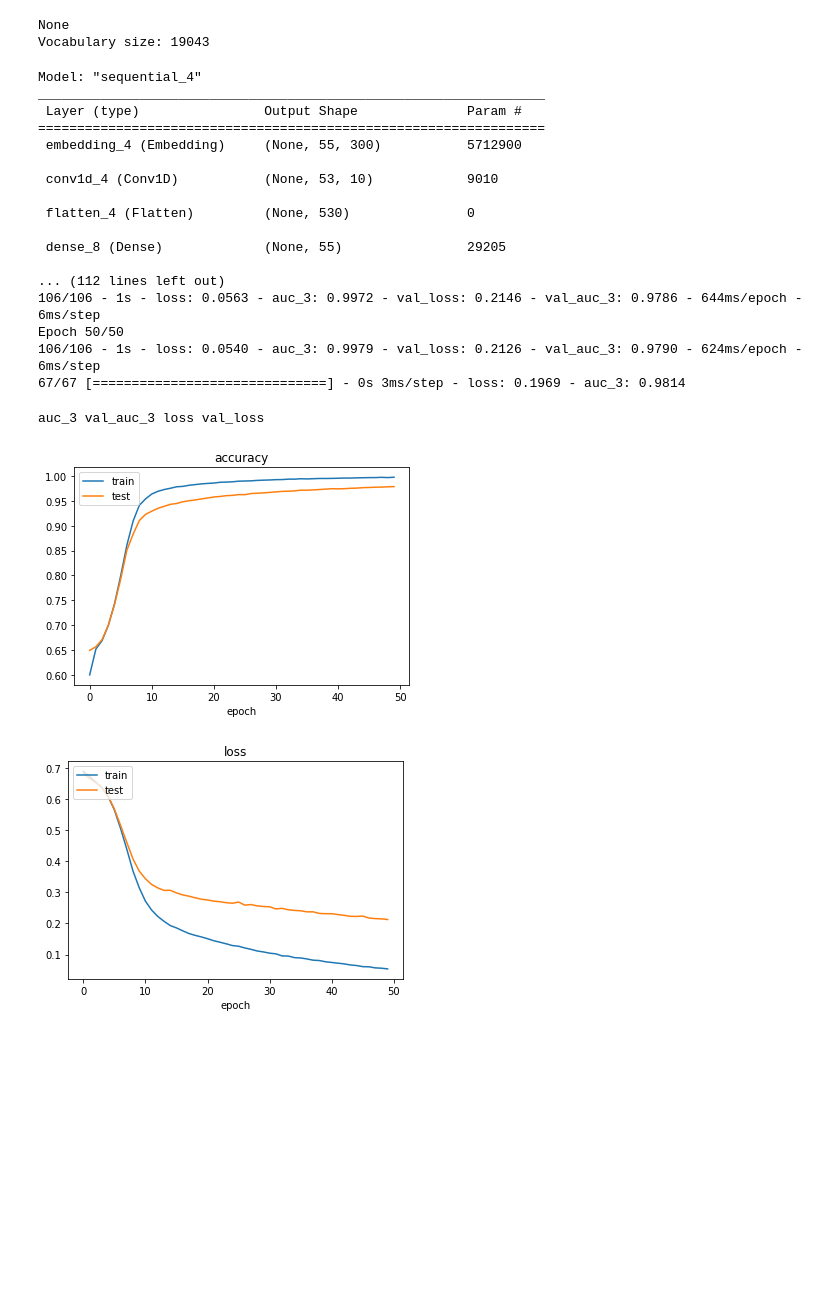
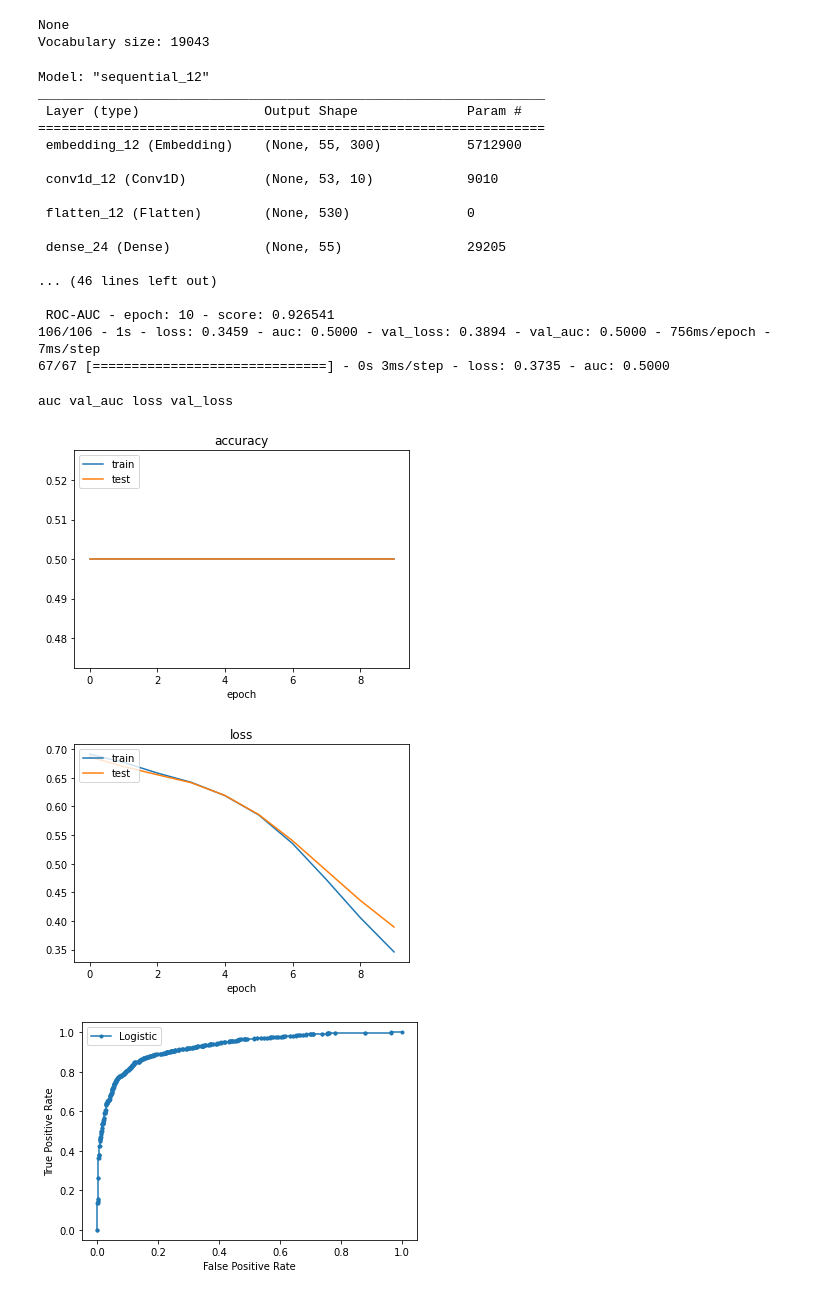
Before and after one commit to LuanPCunha/TCC, a Jupyter notebook: Treinamento_CNN.ipynb, the cells around one changed output. Drawn from its saved outputs; the diff is of its cells as text; code cells hidden in the pictures; blank space fills up the shorter version.

```diff
--- a/Treinamento_CNN.ipynb
+++ b/Treinamento_CNN.ipynb
@@ -93,12 +93,26 @@ class RocAucEvaluation(Callback):
 
         self.interval = interval
         self.X_val, self.y_val = validation_data
+        # self.score
+        # self.false_positive_rate
+        # self.true_positive_rate
 
     def on_epoch_end(self, epoch, logs={}):
         if epoch % self.interval == 0:
             y_pred = self.model.predict(self.X_val, verbose=0)
-            score = roc_auc_score(self.y_val, y_pred)
-            print("\n ROC-AUC - epoch: {:d} - score: {:.6f}".format(epoch+1, score))
+            self.score = roc_auc_score(self.y_val, y_pred)
+            self.false_positive_rate, self.true_positive_rate, _ = roc_curve(self.y_val, y_pred)
+            print("\n ROC-AUC - epoch: {:d} - score: {:.6f}".format(epoch+1, self.score))
+
+    def print_curve(self):
+        plt.plot(self.false_positive_rate, self.true_positive_rate, marker='.', label='Logistic')
+        # axis labels
+        plt.xlabel('False Positive Rate')
+        plt.ylabel('True Positive Rate')
+        # show the legend
+        plt.legend()
+        # show the plot
+        plt.show()
 # %% [markdown]
 # Carrega base
 # %%
@@ -151,7 +165,7 @@ Vocabulary size: 19043
 # %%
 # parametros:
 BATCH_SIZE = 64
-EPOCHS = 50
+EPOCHS = 10
 VAL_AND_TST_SIZE = 0.2
 LEARN_RATE = 0.0001
 # ******
@@ -162,7 +176,6 @@ EPSILON = 1e-07
 EMBEDDING_DIMENSION = 300
 MAX_TEXT_SIZE = max_text_length
 VOCAB_SIZE = text_vocab_size
-# ****
 # %%
 def optimize (learning_rate, beta_1, beta_2, epsilon):
 
@@ -205,46 +218,59 @@ def train_model(input_data, output_label, embedding_dimen, batch_size, epochs, v
     model = create_cnn(VOCAB_SIZE, EMBEDDING_DIMENSION, MAX_TEXT_SIZE)
     model.summary()
     # model.compile(loss=tf.keras.losses.SparseCategoricalCrossentropy(from_logits=False), optimizer=optimizer, metrics=['accuracy'])
-    model.compile(loss=tf.keras.losses.BinaryCrossentropy(), optimizer=optimizer, metrics=tf.keras.metrics.AUC(num_thresholds=2000))
+    model.compile(loss=tf.keras.losses.BinaryCrossentropy(), optimizer=optimizer, metrics= tf.keras.metrics.AUC(
+    num_thresholds=200,
+    curve="ROC",
+    summation_method="interpolation",
+    name=None,
+    dtype=None,
+    thresholds=None,
+    multi_label=False,
+    num_labels=None,
+    label_weights=None,
+    from_logits=False))
+    # model.compile(loss=tf.keras.losses.BinaryCrossentropy(), optimizer=optimizer, metrics=['accuracy'])
 
-    ra_val = RocAucEvaluation(validation_data=(x_test, y_test), interval = 20)
-    early_stop = EarlyStopping(monitor = "val_loss", mode = "min", patience = 2, restore_best_weights=True)
+    ra_val = RocAucEvaluation(validation_data=(x_test, y_test), interval = 1)
+    early_stop = EarlyStopping(monitor = "val_loss", mode = "min", patience = 5, restore_best_weights=True)
     csv_logger = CSVLogger('log.csv', append=False, separator=';')
 
     history = model.fit(x_train, y_train, batch_size=batch_size, epochs=epochs, validation_split = validation_and_test_size, verbose=2, use_multiprocessing=True,  callbacks = [ra_val,early_stop,csv_logger])
     scores = model.evaluate(x_test, y_test, verbose=1)
 
-    return history, model, x_test, y_test
+    return history, model, x_test, y_test, ra_val
 # %%
 # plot dos gráficos
-history, model1, x_test, y_test = train_model(input_data, output_label, EMBEDDING_DIMENSION, BATCH_SIZE, EPOCHS, VAL_AND_TST_SIZE)
+history, model1, x_test, y_test, ra_val = train_model(input_data, output_label, EMBEDDING_DIMENSION, BATCH_SIZE, EPOCHS, VAL_AND_TST_SIZE)
 # %% [output]
-Model: "sequential_4"
+Model: "sequential_12"
 _________________________________________________________________
  Layer (type)                Output Shape              Param #
 =================================================================
- embedding_4 (Embedding)     (None, 55, 300)           5712900
+ embedding_12 (Embedding)    (None, 55, 300)           5712900
 
- conv1d_4 (Conv1D)           (None, 53, 10)            9010
+ conv1d_12 (Conv1D)          (None, 53, 10)            9010
 
- flatten_4 (Flatten)         (None, 530)               0
+ flatten_12 (Flatten)        (None, 530)               0
 
- dense_8 (Dense)             (None, 55)                29205
+ dense_24 (Dense)            (None, 55)                29205
 
-... (112 lines left out)
-106/106 - 1s - loss: 0.0563 - auc_3: 0.9972 - val_loss: 0.2146 - val_auc_3: 0.9786 - 644ms/epoch - 6ms/step
-Epoch 50/50
-106/106 - 1s - loss: 0.0540 - auc_3: 0.9979 - val_loss: 0.2126 - val_auc_3: 0.9790 - 624ms/epoch - 6ms/step
-67/67 [==============================] - 0s 3ms/step - loss: 0.1969 - auc_3: 0.9814
+... (46 lines left out)
+
+ ROC-AUC - epoch: 10 - score: 0.926541
+106/106 - 1s - loss: 0.3459 - auc: 0.5000 - val_loss: 0.3894 - val_auc: 0.5000 - 756ms/epoch - 7ms/step
+67/67 [==============================] - 0s 3ms/step - loss: 0.3735 - auc: 0.5000
 # %%
 # 67/67 [==============================] - 0s 3ms/step - loss: 0.5627 - accuracy: 0.7059 -> Com Embeddings
 # 67/67 [==============================] - 0s 3ms/step - loss: 0.4298 - accuracy: 0.8113 -> Sem Embeddings
 # %%
 plot_accuracy(history)
+ra_val.print_curve()
 # %% [output]
-auc_3 val_auc_3 loss val_loss
+auc val_auc loss val_loss
-[figure, old version]
+[figure, new version]
-[figure, old version]
+[figure, new version]
+[figure, added]
 # %%
 his = pd.read_csv('log.csv',sep=';')
 his.head(55)
```
Also changed, not shown: parts of 5 cells of this notebook.
